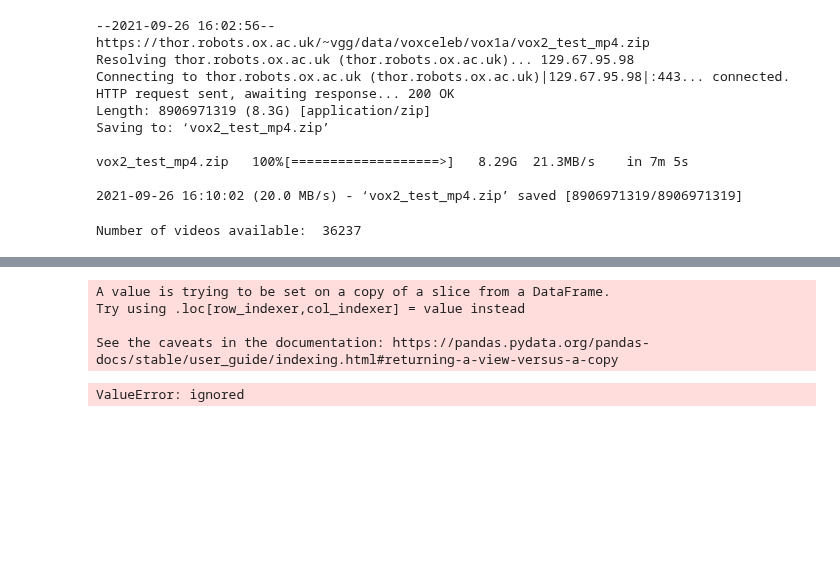
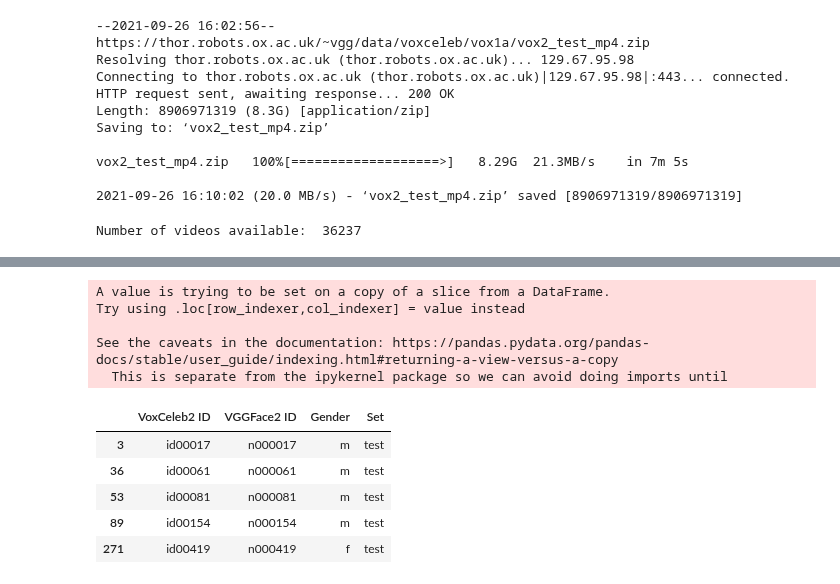
Before and after one commit to kaneelgit/msi_voxceleb, a Jupyter notebook: voxceleb_data_handle.ipynb, the cells around one changed output, grey strips where cells are left out. Saved outputs shown, nothing was run; the diff lists cells and outputs as text; code cells hidden in the pictures; blank space fills up the shorter version.

```diff
--- a/voxceleb_data_handle.ipynb
+++ b/voxceleb_data_handle.ipynb
@@ -61,13 +72,21 @@ df
 # %%
-df2 = df[df['Set '] == 'test ']
-df2['Gender '] = df2['Gender '].astype('category')
-df2['MF'] = [1 if df2['Gender '] == 'm' else 0]
+#get the test data
+df2 = df[df['Set'] == 'test']
+df2['Gender'] = df2['Gender'].astype('category')
+
+df2.head(5)
 # %% [output]
 A value is trying to be set on a copy of a slice from a DataFrame.
 Try using .loc[row_indexer,col_indexer] = value instead
 
 See the caveats in the documentation: https://pandas.pydata.org/pandas-docs/stable/user_guide/indexing.html#returning-a-view-versus-a-copy
+  This is separate from the ipykernel package so we can avoid doing imports until
-ValueError: ignored
+|  | VoxCeleb2 ID | VGGFace2 ID | Gender | Set |
+| 3 | id00017 | n000017 | m | test |
+| 36 | id00061 | n000061 | m | test |
+| 53 | id00081 | n000081 | m | test |
+| 89 | id00154 | n000154 | m | test |
+| 271 | id00419 | n000419 | f | test |
 # %%
 #pic a random video and play it
 
```
Also changed, not shown: parts of 6 cells of this notebook.
